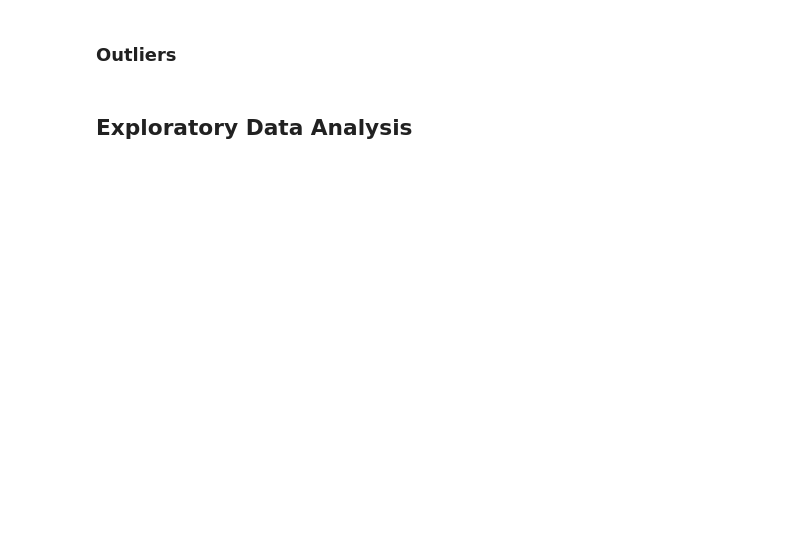
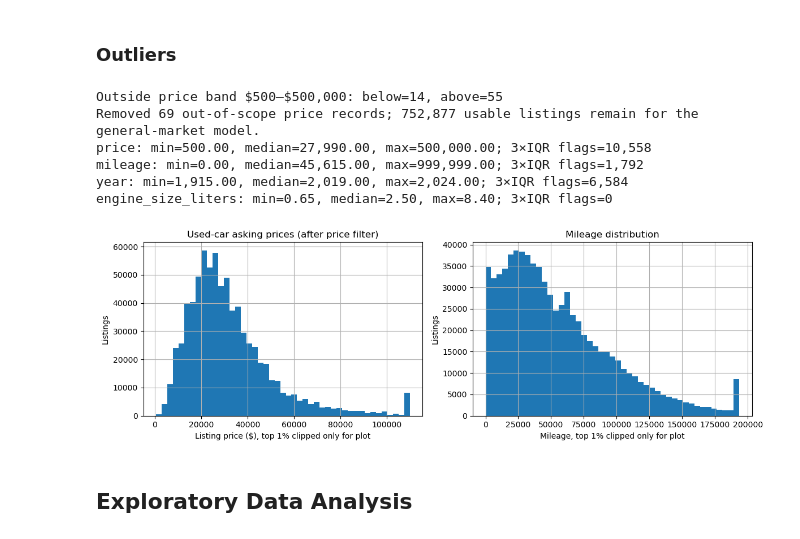
Before and after one commit to DylanDykeFerris/ARTI-405-FinalProject-Group1, a Jupyter notebook: ARTI405-FinalProject-Group1-ModelDevelopment.ipynb, the cells around one changed output. Cells and saved outputs as stored; diff of their text form; code cells hidden in the pictures; blank space fills up the shorter version.

```diff
--- a/ARTI405-FinalProject-Group1-ModelDevelopment.ipynb
+++ b/ARTI405-FinalProject-Group1-ModelDevelopment.ipynb
@@ -156,23 +267,52 @@ for col in ["manufacturer", "model", "transmission"]:
 # %% [markdown]
 ### Outliers
 # %%
-# Identify extreme values; don't blindly throw out rare expensive luxury vehicles.
-# Removing every IQR outlier could bias the estimator against genuinely expensive cars.
-for col in ["price", "mileage", "year", "engine_size_liters"]:
+# A $1 listing and a $1,000,000,000 listing were visible in the real run.
+# Both are poor training labels for a general used-car estimator.
+# For this *general-market* app, use a documented, configurable price band.
+# This is a project scope choice, NOT a claim that all vehicles outside the
+# band are fraudulent: some luxury/collector cars may genuinely cost more.
+MIN_REASONABLE_PRICE = 500
+MAX_REASONABLE_PRICE = 500_000
+
+n_before_price_filter = len(cars)
+under_min = int((cars['price'] < MIN_REASONABLE_PRICE).sum())
+over_max = int((cars['price'] > MAX_REASONABLE_PRICE).sum())
+print(f'Outside price band ${MIN_REASONABLE_PRICE:,}–${MAX_REASONABLE_PRICE:,}: '
+      f'below={under_min:,}, above={over_max:,}')
+
+price_in_scope = cars['price'].between(MIN_REASONABLE_PRICE, MAX_REASONABLE_PRICE)
+cars = cars.loc[price_in_scope].reset_index(drop=True)
+print(f'Removed {n_before_price_filter - len(cars):,} out-of-scope price records; '
+      f'{len(cars):,} usable listings remain for the general-market model.')
+assert len(cars) > 0, 'No valid listings remained; review the configured price band.'
+
+# Flag unusual values without removing every legitimately expensive car.
+for col in ['price', 'mileage', 'year', 'engine_size_liters']:
     q1, q3 = cars[col].quantile([0.25, 0.75])
     iqr = q3 - q1
     low, high = q1 - 3 * iqr, q3 + 3 * iqr
     n_flags = int(((cars[col] < low) | (cars[col] > high)).sum())
-    print(f"{col}: min={cars[col].min():,.2f}, median={cars[col].median():,.2f}, "
-          f"max={cars[col].max():,.2f}; 3×IQR flags={n_flags:,}")
+    print(f'{col}: min={cars[col].min():,.2f}, median={cars[col].median():,.2f}, '
+          f'max={cars[col].max():,.2f}; 3×IQR flags={n_flags:,}')
 
 fig, axes = plt.subplots(1, 2, figsize=(12, 4))
-cars["price"].clip(upper=cars["price"].quantile(.99)).hist(bins=45, ax=axes[0])
-axes[0].set(xlabel="Price ($), top 1% clipped for plotting", ylabel="Listings", title="Used Car Listing Prices")
-cars["mileage"].clip(upper=cars["mileage"].quantile(.99)).hist(bins=45, ax=axes[1])
-axes[1].set(xlabel="Mileage, top 1% clipped for plotting", ylabel="Listings", title="Mileage Distribution")
+cars['price'].clip(upper=cars['price'].quantile(.99)).hist(bins=45, ax=axes[0])
+axes[0].set(xlabel='Listing price ($), top 1% clipped only for plot',
+            ylabel='Listings', title='Used-car asking prices (after price filter)')
+cars['mileage'].clip(upper=cars['mileage'].quantile(.99)).hist(bins=45, ax=axes[1])
+axes[1].set(xlabel='Mileage, top 1% clipped only for plot', ylabel='Listings',
+            title='Mileage distribution')
 plt.tight_layout()
 plt.show()
+# %% [output]
+Outside price band $500–$500,000: below=14, above=55
+Removed 69 out-of-scope price records; 752,877 usable listings remain for the general-market model.
+price: min=500.00, median=27,990.00, max=500,000.00; 3×IQR flags=10,558
+mileage: min=0.00, median=45,615.00, max=999,999.00; 3×IQR flags=1,792
+year: min=1,915.00, median=2,019.00, max=2,024.00; 3×IQR flags=6,584
+engine_size_liters: min=0.65, median=2.50, max=8.40; 3×IQR flags=0
+[figure, added]
 # %% [markdown]
 ## Exploratory Data Analysis
 # %%
```
Also changed, not shown: parts of 59 cells of this notebook.
